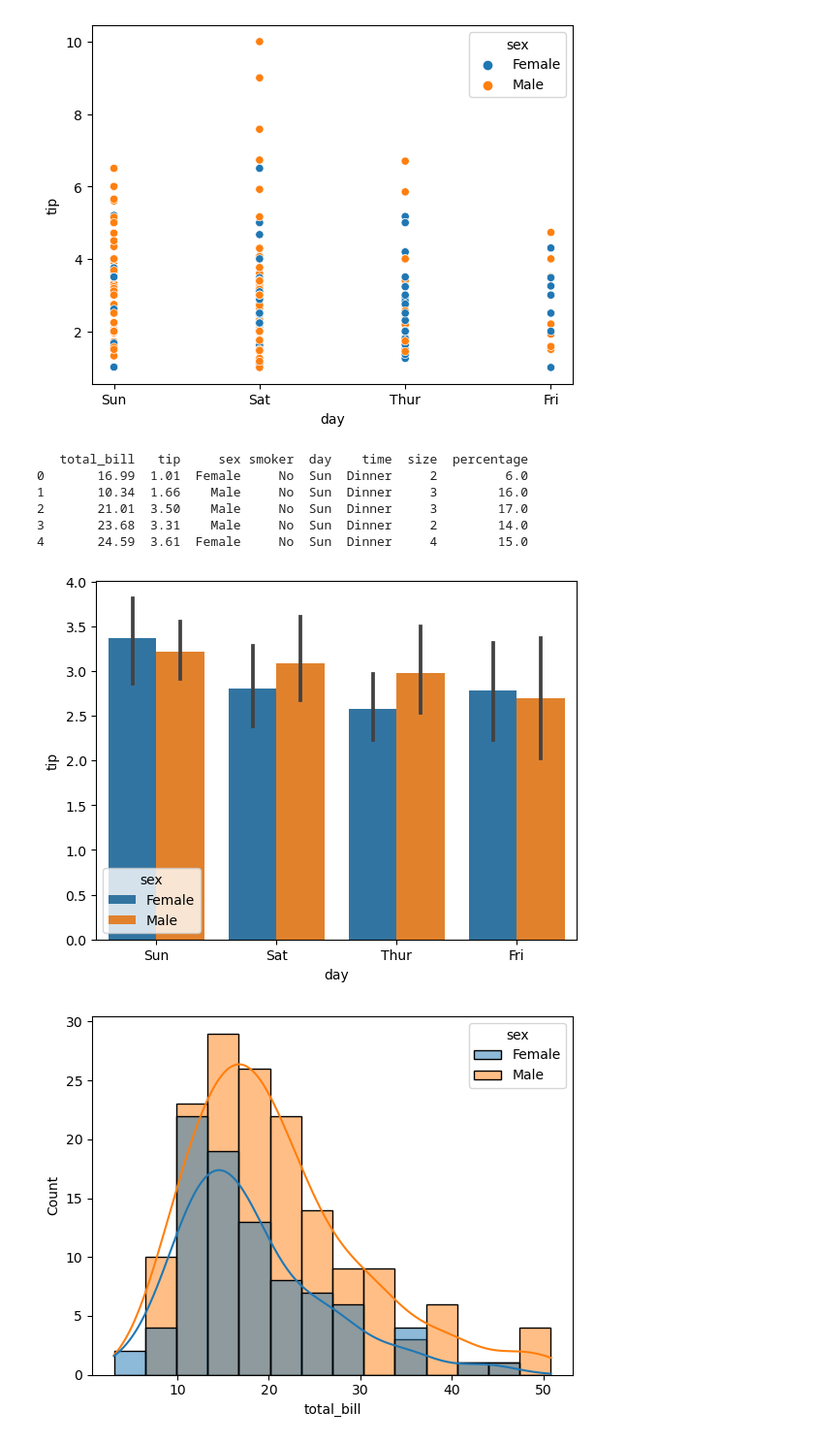
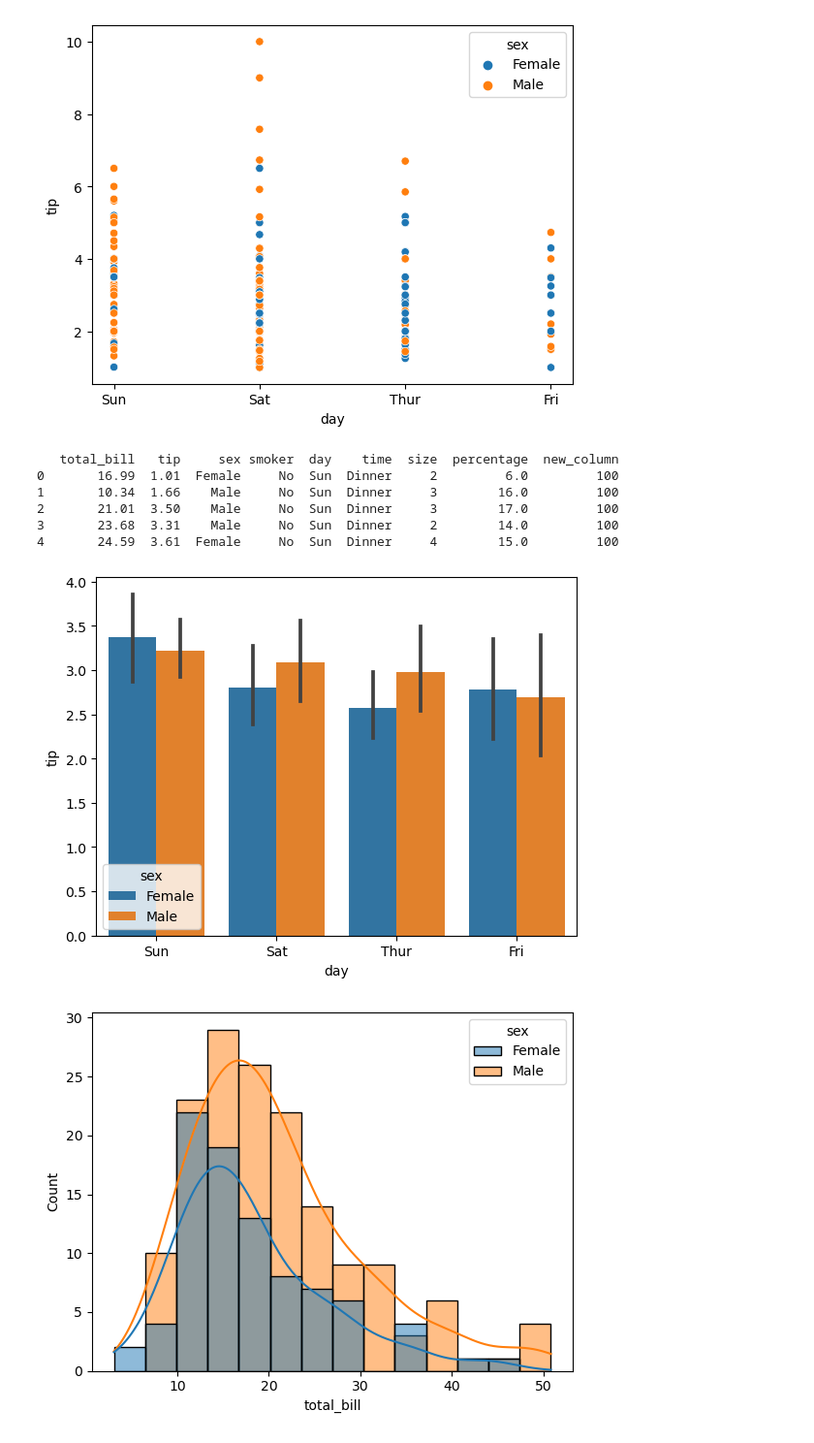
Before and after one commit to Sara-mibo/Test-review-notebooks, a Jupyter notebook: test.ipynb, the cells around one changed output. Shown at 97% size. Cells and saved outputs as stored; diff of their text form; code cells hidden in the pictures.

```diff
--- a/test.ipynb
+++ b/test.ipynb
@@ -50,22 +50,22 @@ plt.show()
 [figure]
 # %%
 # add percentage
-
+data["new_column"]=100
 data["percentage"]=round((data["tip"]/data["total_bill"])*100)
 print(data.head())
 
 sns.barplot(x='day',y='tip', data=data,
  			hue='sex')
 
 plt.show()
 # %% [output]
-   total_bill   tip     sex smoker  day    time  size  percentage
-0       16.99  1.01  Female     No  Sun  Dinner     2         6.0
-1       10.34  1.66    Male     No  Sun  Dinner     3        16.0
-2       21.01  3.50    Male     No  Sun  Dinner     3        17.0
-3       23.68  3.31    Male     No  Sun  Dinner     2        14.0
-4       24.59  3.61  Female     No  Sun  Dinner     4        15.0
+   total_bill   tip     sex smoker  day    time  size  percentage  new_column
+0       16.99  1.01  Female     No  Sun  Dinner     2         6.0         100
+1       10.34  1.66    Male     No  Sun  Dinner     3        16.0         100
+2       21.01  3.50    Male     No  Sun  Dinner     3        17.0         100
+3       23.68  3.31    Male     No  Sun  Dinner     2        14.0         100
+4       24.59  3.61  Female     No  Sun  Dinner     4        15.0         100
-[figure, old version]
+[figure, new version]
 # %%
 sns.histplot(x='total_bill', data=data, kde=True, hue='sex')
 
```
